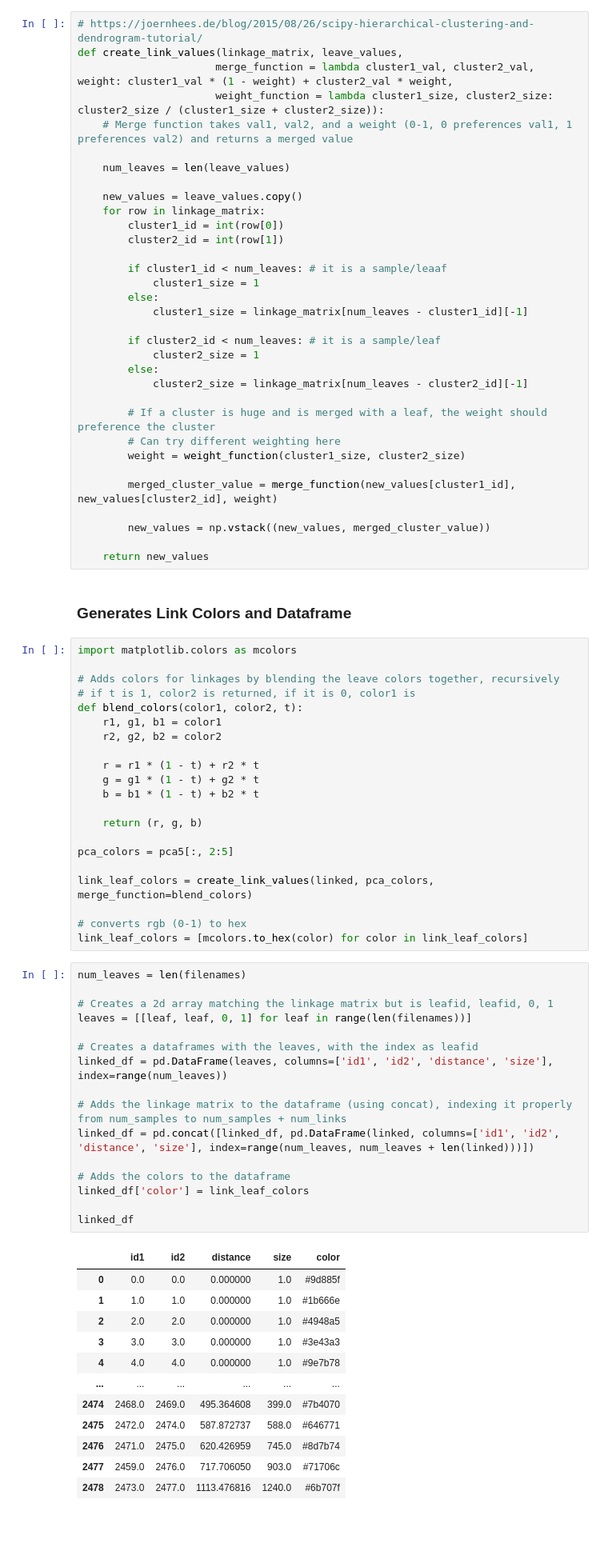
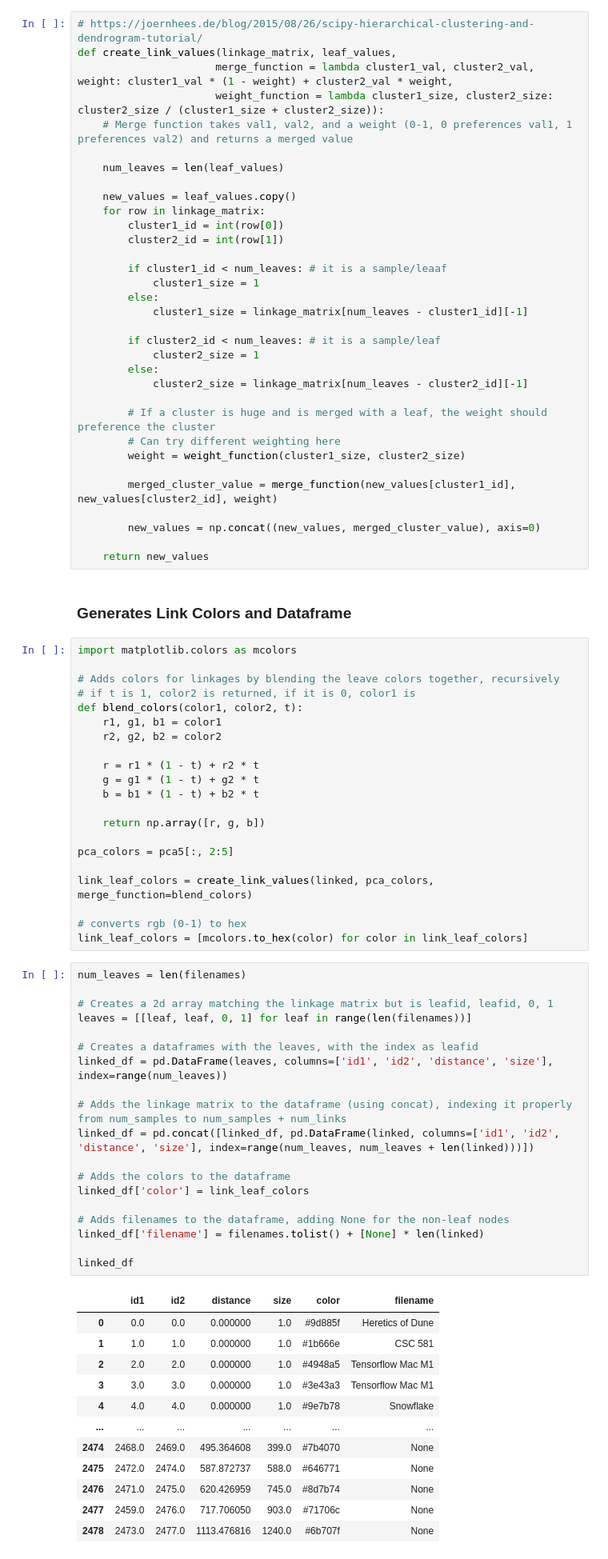
Before and after one commit to loci-maps/fractal-embeddings, a Jupyter notebook: demo.ipynb, the cells around one changed output. Shown at 80% size. Saved outputs shown, nothing was run; the diff lists cells and outputs as text; blank space fills up the shorter version.

```diff
--- a/demo.ipynb
+++ b/demo.ipynb
@@ -194,14 +205,14 @@ linked = linkage(embeddings, method='ward')
 ### Merge leaves and links together for labeling etc.
 # %%
 # https://joernhees.de/blog/2015/08/26/scipy-hierarchical-clustering-and-dendrogram-tutorial/
-def create_link_values(linkage_matrix, leave_values,
+def create_link_values(linkage_matrix, leaf_values,
                       merge_function = lambda cluster1_val, cluster2_val, weight: cluster1_val * (1 - weight) + cluster2_val * weight,
                       weight_function = lambda cluster1_size, cluster2_size: cluster2_size / (cluster1_size + cluster2_size)):
     # Merge function takes val1, val2, and a weight (0-1, 0 preferences val1, 1 preferences val2) and returns a merged value
 
-    num_leaves = len(leave_values)
+    num_leaves = len(leaf_values)
 
-    new_values = leave_values.copy()
+    new_values = leaf_values.copy()
     for row in linkage_matrix:
         cluster1_id = int(row[0])
         cluster2_id = int(row[1])
@@ -222,7 +233,7 @@ def create_link_values(linkage_matrix, leave_values,
 
         merged_cluster_value = merge_function(new_values[cluster1_id], new_values[cluster2_id], weight)
 
-        new_values = np.vstack((new_values, merged_cluster_value))
+        new_values = np.concat((new_values, merged_cluster_value), axis=0)
 
     return new_values
 # %% [markdown]
@@ -240,7 +251,7 @@ def blend_colors(color1, color2, t):
     g = g1 * (1 - t) + g2 * t
     b = b1 * (1 - t) + b2 * t
 
-    return (r, g, b)
+    return np.array([r, g, b])
 
 pca_colors = pca5[:, 2:5]
 
@@ -251,29 +262,32 @@ link_leaf_colors = [mcolors.to_hex(color) for color in link_leaf_colors]
 # %%
 num_leaves = len(filenames)
 
 # Creates a 2d array matching the linkage matrix but is leafid, leafid, 0, 1
 leaves = [[leaf, leaf, 0, 1] for leaf in range(len(filenames))]
 
 # Creates a dataframes with the leaves, with the index as leafid
 linked_df = pd.DataFrame(leaves, columns=['id1', 'id2', 'distance', 'size'], index=range(num_leaves))
 
 # Adds the linkage matrix to the dataframe (using concat), indexing it properly from num_samples to num_samples + num_links
 linked_df = pd.concat([linked_df, pd.DataFrame(linked, columns=['id1', 'id2', 'distance', 'size'], index=range(num_leaves, num_leaves + len(linked)))])
 
 # Adds the colors to the dataframe
 linked_df['color'] = link_leaf_colors
 
+# Adds filenames to the dataframe, adding None for the non-leaf nodes
+linked_df['filename'] = filenames.tolist() + [None] * len(linked)
+
 linked_df
 # %% [output]
-|  | id1 | id2 | distance | size | color |
-| 0 | 0.0 | 0.0 | 0.000000 | 1.0 | #9d885f |
-| 1 | 1.0 | 1.0 | 0.000000 | 1.0 | #1b666e |
-| 2 | 2.0 | 2.0 | 0.000000 | 1.0 | #4948a5 |
-| 3 | 3.0 | 3.0 | 0.000000 | 1.0 | #3e43a3 |
-| 4 | 4.0 | 4.0 | 0.000000 | 1.0 | #9e7b78 |
-| ... | ... | ... | ... | ... | ... |
-| 2474 | 2468.0 | 2469.0 | 495.364608 | 399.0 | #7b4070 |
-| 2475 | 2472.0 | 2474.0 | 587.872737 | 588.0 | #646771 |
-| 2476 | 2471.0 | 2475.0 | 620.426959 | 745.0 | #8d7b74 |
-| 2477 | 2459.0 | 2476.0 | 717.706050 | 903.0 | #71706c |
-| 2478 | 2473.0 | 2477.0 | 1113.476816 | 1240.0 | #6b707f |
+|  | id1 | id2 | distance | size | color | filename |
+| 0 | 0.0 | 0.0 | 0.000000 | 1.0 | #9d885f | Heretics of Dune |
+| 1 | 1.0 | 1.0 | 0.000000 | 1.0 | #1b666e | CSC 581 |
+| 2 | 2.0 | 2.0 | 0.000000 | 1.0 | #4948a5 | Tensorflow Mac M1 |
+| 3 | 3.0 | 3.0 | 0.000000 | 1.0 | #3e43a3 | Tensorflow Mac M1 |
+| 4 | 4.0 | 4.0 | 0.000000 | 1.0 | #9e7b78 | Snowflake |
+| ... | ... | ... | ... | ... | ... | ... |
+| 2474 | 2468.0 | 2469.0 | 495.364608 | 399.0 | #7b4070 | None |
+| 2475 | 2472.0 | 2474.0 | 587.872737 | 588.0 | #646771 | None |
+| 2476 | 2471.0 | 2475.0 | 620.426959 | 745.0 | #8d7b74 | None |
+| 2477 | 2459.0 | 2476.0 | 717.706050 | 903.0 | #71706c | None |
+| 2478 | 2473.0 | 2477.0 | 1113.476816 | 1240.0 | #6b707f | None |
```
Also changed, not shown: parts of 25 cells of this notebook, 7 other files.
